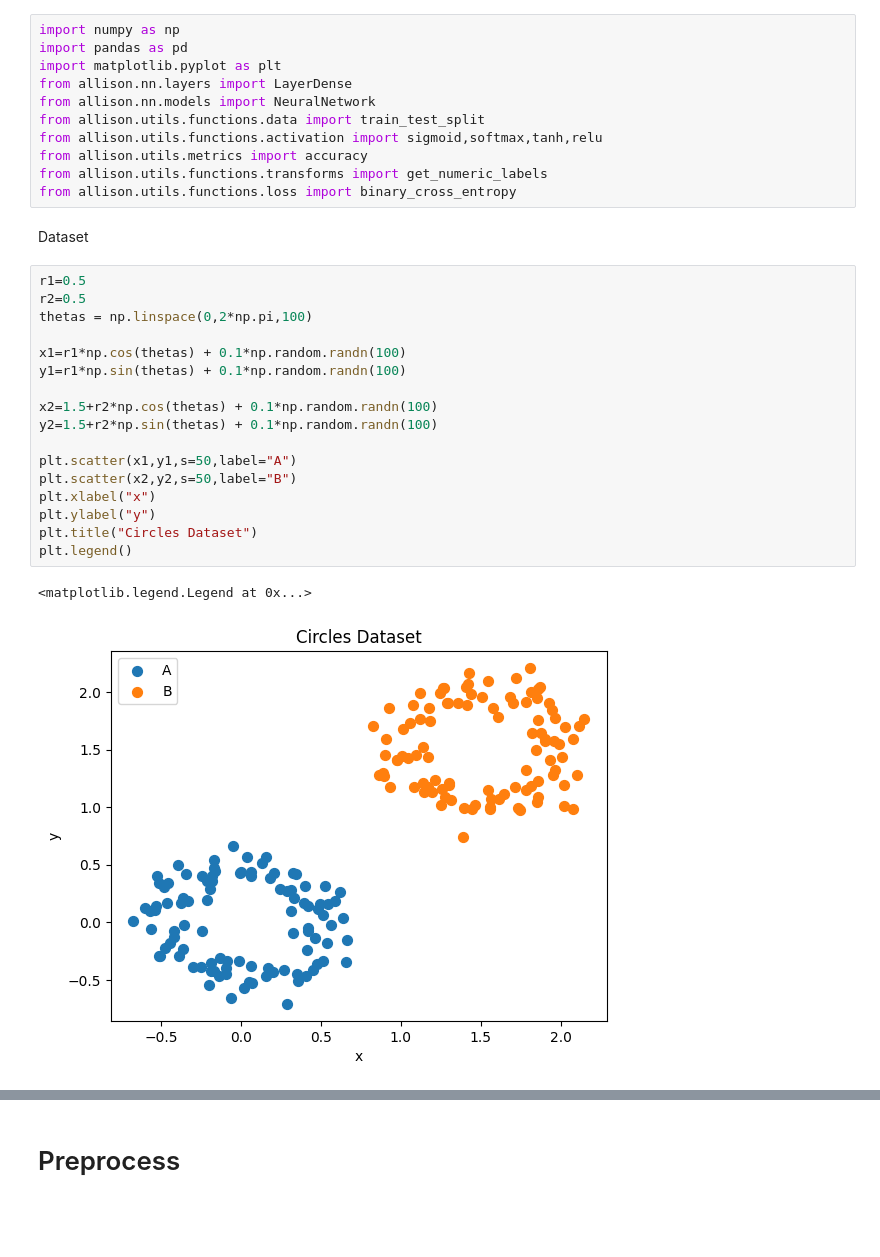
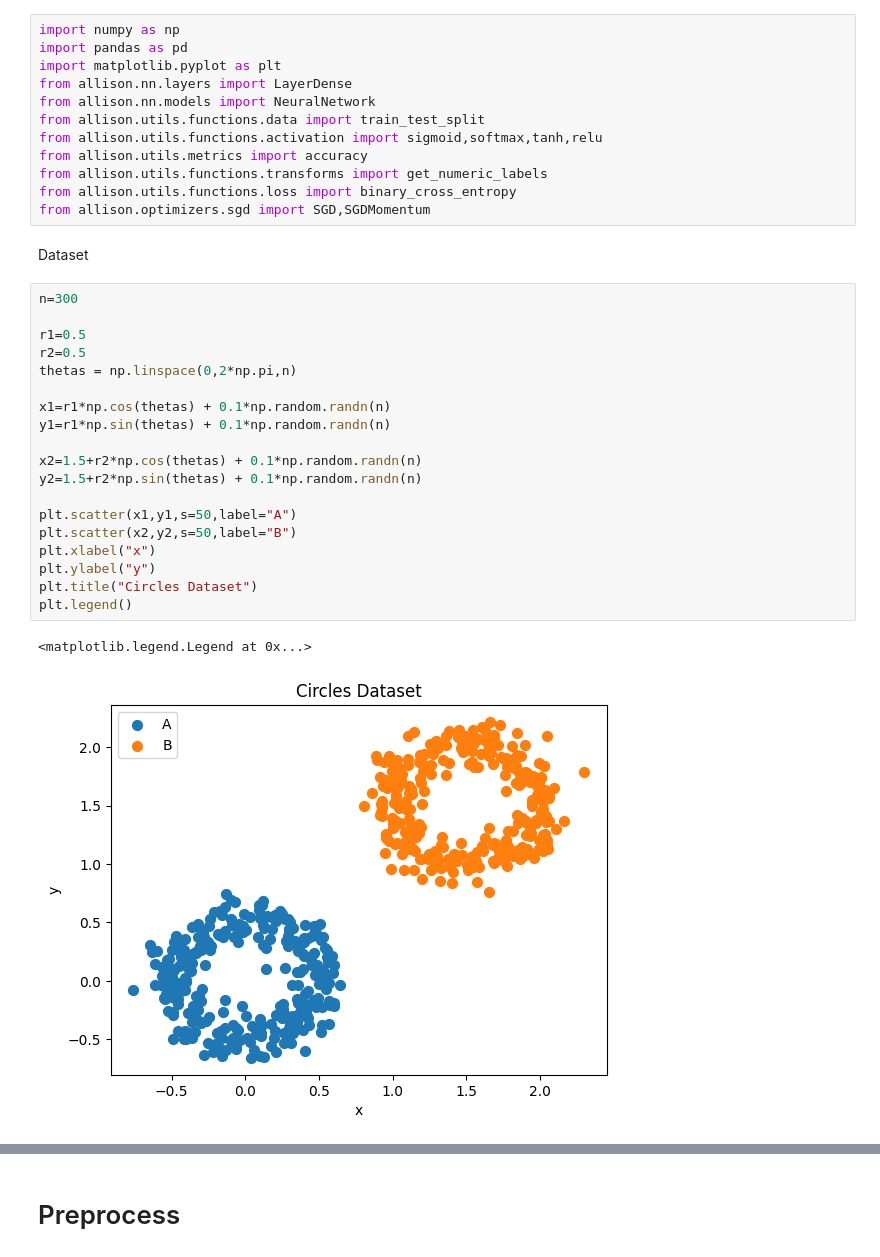
Before and after one commit to Mitchell-Mirano/Allison, a Jupyter notebook: examples/nn/classification_binary.ipynb, the cells around one changed output, grey strips where cells are left out. Cells and saved outputs as stored; diff of their text form; blank space fills up the shorter version.

```diff
--- a/examples/nn/classification_binary.ipynb
+++ b/examples/nn/classification_binary.ipynb
@@ -9,28 +9,31 @@ from allison.utils.functions.activation import sigmoid,softmax,tanh,relu
 from allison.utils.metrics import accuracy
 from allison.utils.functions.transforms import get_numeric_labels
 from allison.utils.functions.loss import binary_cross_entropy
+from allison.optimizers.sgd import SGD,SGDMomentum
 # %% [markdown]
 Dataset
 # %%
+n=300
+
 r1=0.5
 r2=0.5
-thetas = np.linspace(0,2*np.pi,100)
+thetas = np.linspace(0,2*np.pi,n)
 
-x1=r1*np.cos(thetas) + 0.1*np.random.randn(100)
-y1=r1*np.sin(thetas) + 0.1*np.random.randn(100)
+x1=r1*np.cos(thetas) + 0.1*np.random.randn(n)
+y1=r1*np.sin(thetas) + 0.1*np.random.randn(n)
 
-x2=1.5+r2*np.cos(thetas) + 0.1*np.random.randn(100)
-y2=1.5+r2*np.sin(thetas) + 0.1*np.random.randn(100)
+x2=1.5+r2*np.cos(thetas) + 0.1*np.random.randn(n)
+y2=1.5+r2*np.sin(thetas) + 0.1*np.random.randn(n)
 
 plt.scatter(x1,y1,s=50,label="A")
 plt.scatter(x2,y2,s=50,label="B")
 plt.xlabel("x")
 plt.ylabel("y")
 plt.title("Circles Dataset")
 plt.legend()
 # %% [output]
 <matplotlib.legend.Legend at 0x...>
-[figure, old version]
+[figure, new version]
 # %%
 x=x1.tolist()+x2.tolist()
 y=y1.tolist()+y2.tolist()
```
Also changed, not shown: parts of 5 cells of this notebook, 7 other files.
